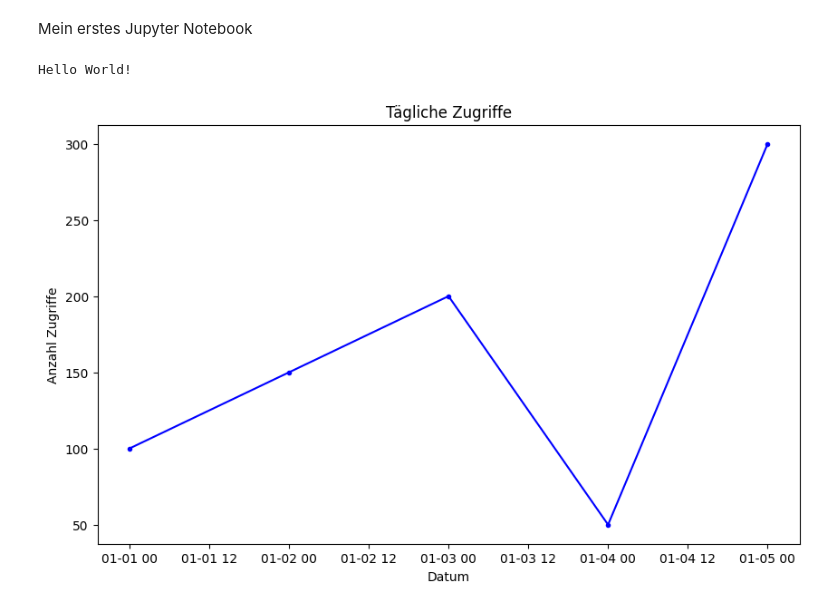
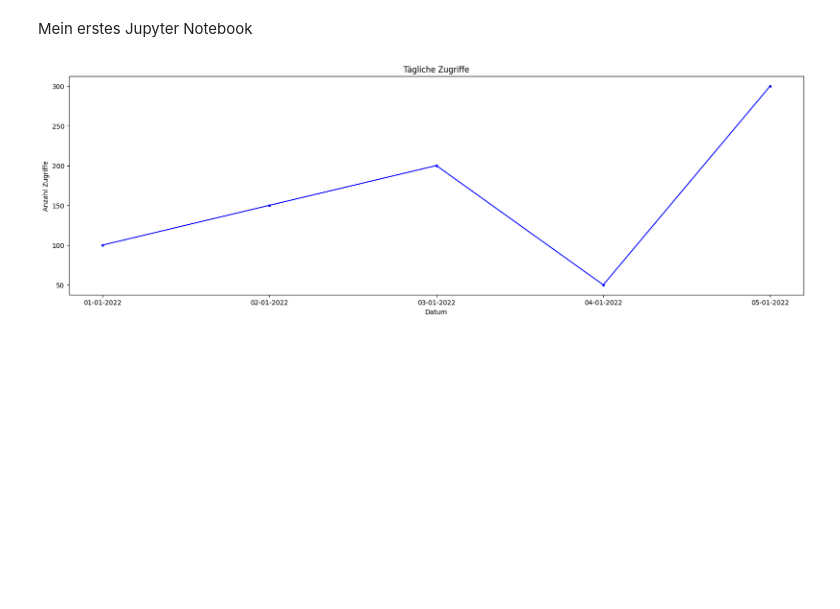
Before and after one commit to DGoergen78/TestJupyterNotebook, a Jupyter notebook: TestNotebook.ipynb, the cells around one changed output. Saved outputs shown, nothing was run; the diff lists cells and outputs as text; code cells hidden in the pictures; blank space fills up the shorter version.

```diff
--- a/TestNotebook.ipynb
+++ b/TestNotebook.ipynb
@@ -1,6 +1,2 @@
 # %% [markdown]
 Mein erstes Jupyter Notebook
-# %%
-print("Hello World!")
-# %% [output]
-Hello World!
@@ -7,21 +8,27 @@ Hello World!
 # %%
 import pandas as pd
 import matplotlib.pyplot as plt
 
 # CSV-Datei laden
 df = pd.read_csv('data.csv', parse_dates=['datum'])
 
+# Convert datetime to date
+#df['datum'] = df['datum'].dt.date
+
 # Gruppieren nach Datum und die Anzahl der Zugriffe summiert
 daily_counts = df.groupby('datum')['anzahl'].sum()
 
+# Convert index to formatted string
+daily_counts.index = daily_counts.index.strftime('%d-%m-%Y')
+
 # Plot erstellen
-fig, ax = plt.subplots(figsize=(10, 6))
+fig, ax = plt.subplots(figsize=(20, 6))
 ax.plot(daily_counts.index, daily_counts.values, 'b.-')
 ax.set_title('Tägliche Zugriffe')
 ax.set_xlabel('Datum')
 ax.set_ylabel('Anzahl Zugriffe')
 
 # Diagramm anzeigen
 plt.show()
 # %% [output]
-[figure, old version]
+[figure, new version]
```
Also changed, not shown: parts of 1 cell of this notebook.
